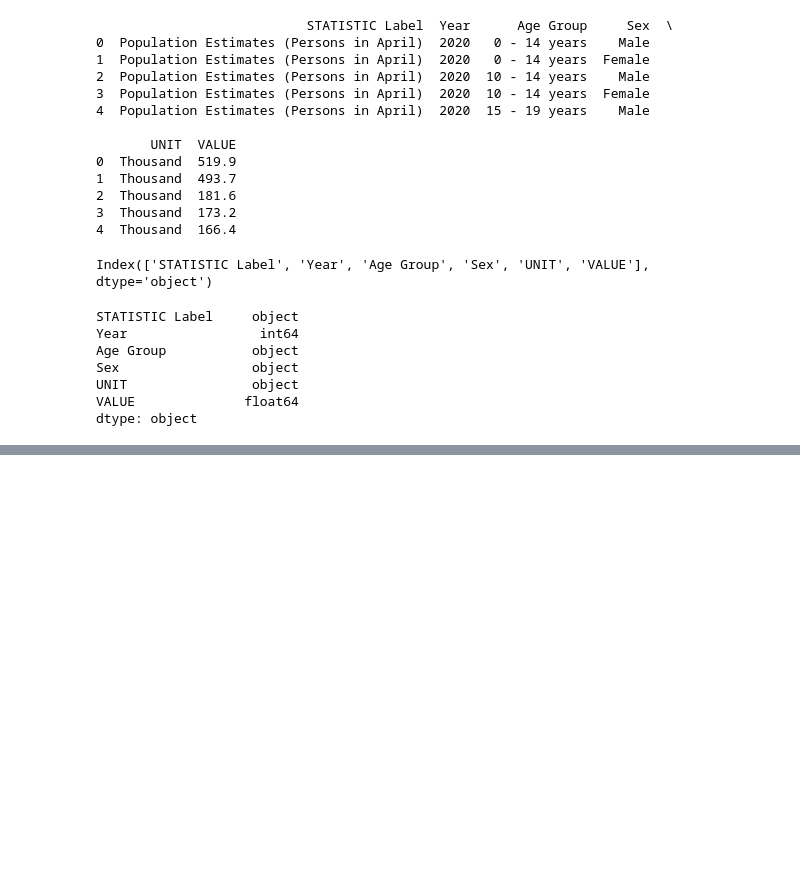
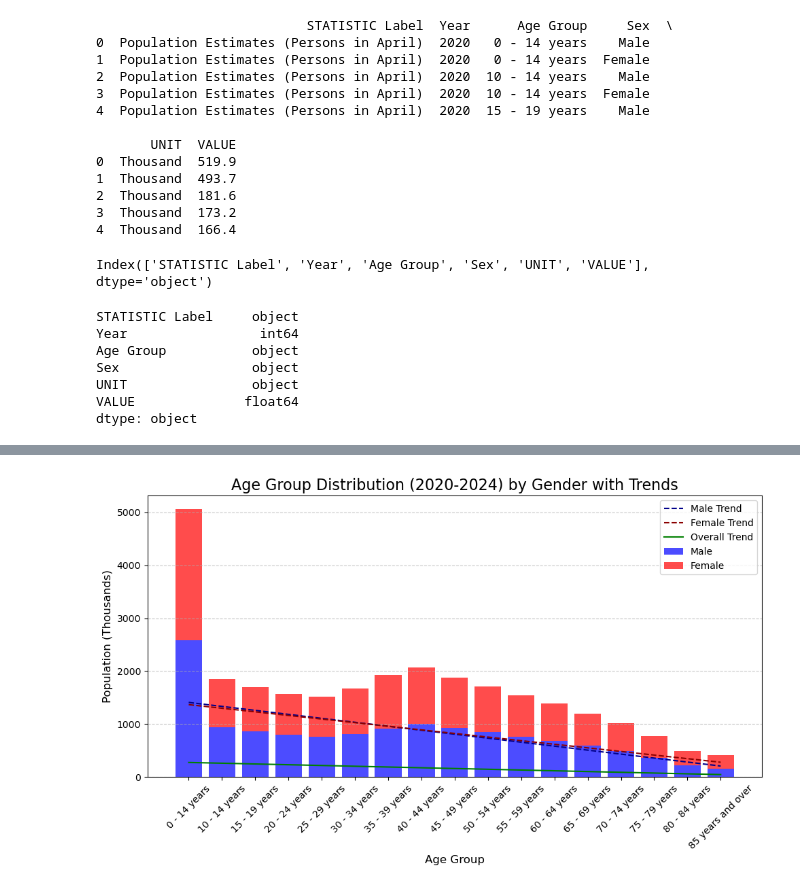
Before and after one commit to FrancescaRuberto/PDFA-Project, a Jupyter notebook: PFDA_project.ipynb, the cells around one changed output, grey strips where cells are left out. Drawn from its saved outputs; the diff is of its cells as text; code cells hidden in the pictures; blank space fills up the shorter version.

Commit message:
added first part of the analysis with plot

```diff
--- a/PFDA_project.ipynb
+++ b/PFDA_project.ipynb
@@ -45,0 +50,6 @@ dtype: object
+# %%
+# calculation of total population by age group and sex
+age_group = df["Age Group"].unique()
+male_values = df[df["Sex"] == "Male"].groupby("Age Group")["VALUE"].sum()
+female_values = df[df["Sex"] == "Female"].groupby("Age Group")["VALUE"].sum()
+print(male_values, female_values)
@@ -45,0 +74,30 @@ dtype: object
+# %%
+# Let's create a stacked bar chart
+plt.figure(figsize=(10, 6))
+plt.bar(age_group, male_values, label="Male", color="blue", alpha=0.7)
+plt.bar(age_group, female_values, bottom=male_values, label="Female", color="red", alpha=0.7)
+
+# Let's create some trend lines per gender
+male_trend = np.poly1d(np.polyfit(range(len(age_group)), male_values, 1))(range(len(age_group)))
+female_trend = np.poly1d(np.polyfit(range(len(age_group)), female_values, 1))(range(len(age_group)))
+
+plt.plot(age_group, male_trend, color="darkblue", linestyle="--", label="Male Trend")
+plt.plot(age_group, female_trend, color="darkred", linestyle="--", label="Female Trend")
+
+# Let's also draw a general trend line
+overall_mean_values = df.groupby("Age Group")["VALUE"].mean()
+overall_trend = np.poly1d(np.polyfit(range(len(age_group)), overall_mean_values, 1))(range(len(age_group)))
+
+plt.plot(age_group, overall_trend, color="green", linestyle="-", label="Overall Trend")
+
+# Personalization of the graph
+plt.title("Age Group Distribution (2020-2024) by Gender with Trends", fontsize=16)
+plt.xlabel("Age Group", fontsize=12)
+plt.ylabel("Population (Thousands)", fontsize=12)
+plt.xticks(rotation=45)
+plt.legend()
+plt.grid(axis='y', linestyle='--', alpha=0.7)
+plt.tight_layout()
+plt.show()
+# %% [output]
+[figure, added]
```
Also changed, not shown: parts of 2 cells of this notebook.
